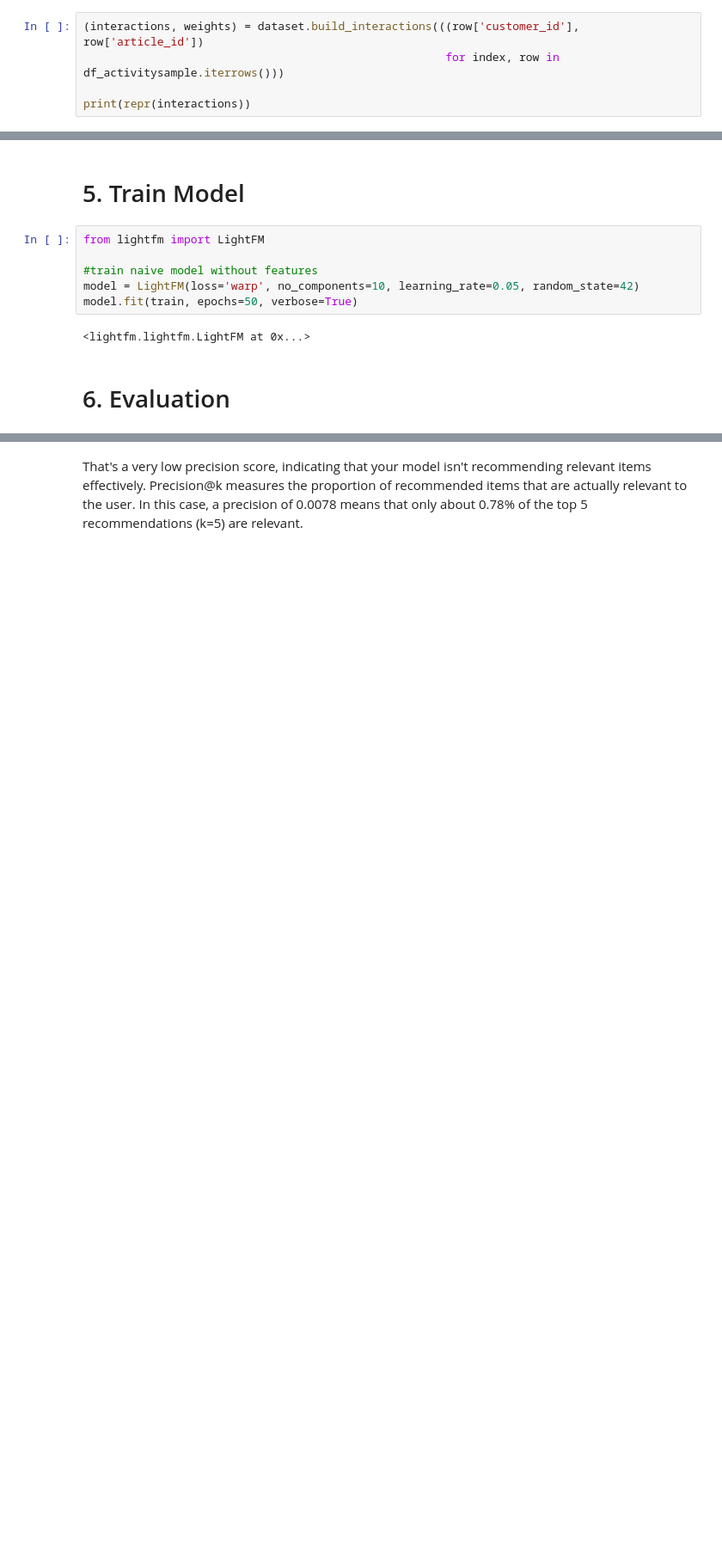
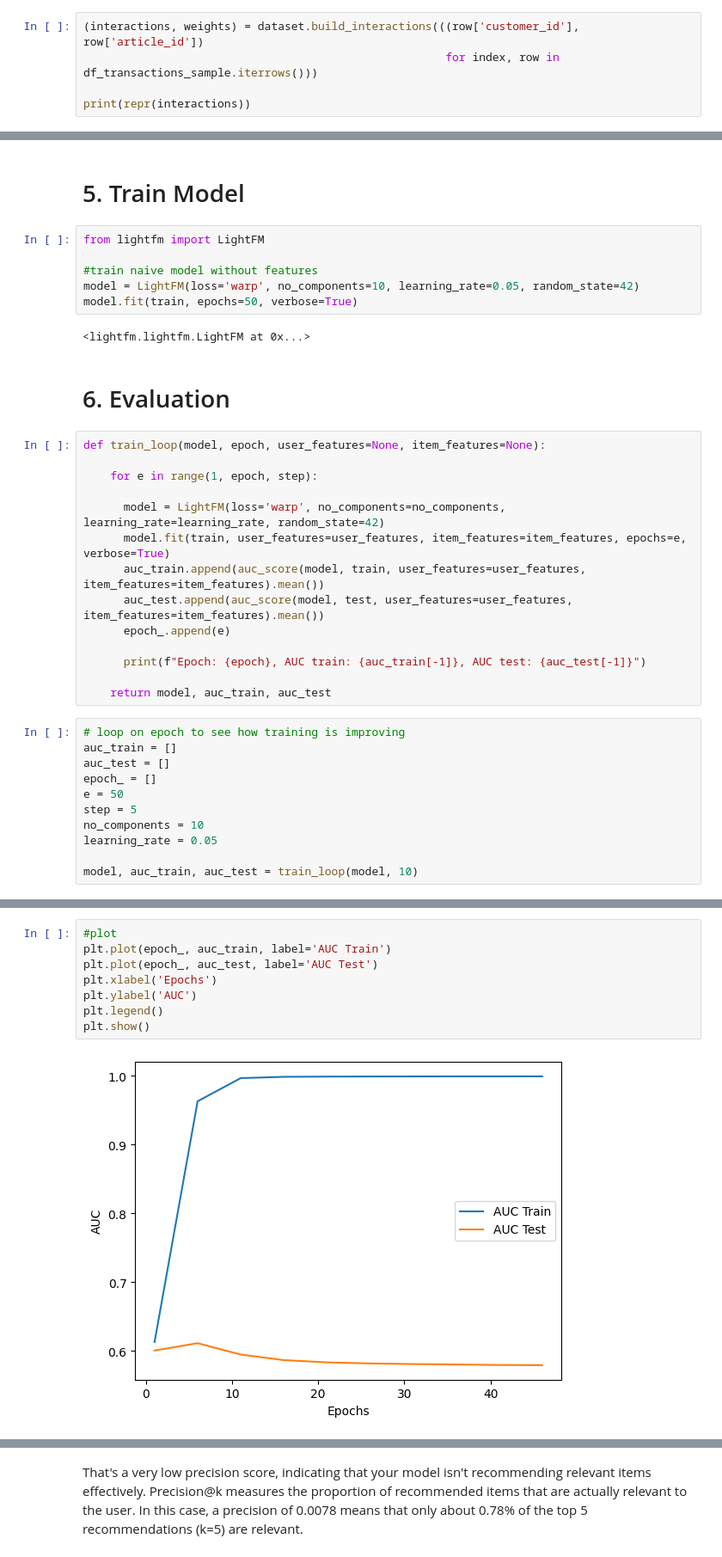
Before and after one commit to dbenayoun/IASD, a Jupyter notebook: Reco system/project_rs.ipynb, the cells around one changed output, grey strips where cells are left out. Shown at 86% size. Saved outputs shown, nothing was run; the diff lists cells and outputs as text; blank space fills up the shorter version.

```diff
--- a/Reco system/project_rs.ipynb
+++ b/Reco system/project_rs.ipynb
@@ -408,7 +405,7 @@ dataset.fit_partial(items=df_articles_activitysample['article_id'],
 This sparse matrix will represent the interactions between the customers and the articles in a format lighfm can process
 # %%
 (interactions, weights) = dataset.build_interactions(((row['customer_id'], row['article_id'])
-                                                      for index, row in df_activitysample.iterrows()))
+                                                      for index, row in df_transactions_sample.iterrows()))
 
 print(repr(interactions))
 # %% [output]
@@ -433,3 +430,28 @@ model.fit(train, epochs=50, verbose=True)
 <lightfm.lightfm.LightFM at 0x...>
 # %% [markdown]
 # 6. Evaluation
+# %%
+def train_loop(model, epoch, user_features=None, item_features=None):
+
+    for e in range(1, epoch, step):
+
+      model = LightFM(loss='warp', no_components=no_components, learning_rate=learning_rate, random_state=42)
+      model.fit(train, user_features=user_features, item_features=item_features, epochs=e, verbose=True)
+      auc_train.append(auc_score(model, train, user_features=user_features, item_features=item_features).mean())
+      auc_test.append(auc_score(model, test, user_features=user_features, item_features=item_features).mean())
+      epoch_.append(e)
+
+      print(f"Epoch: {epoch}, AUC train: {auc_train[-1]}, AUC test: {auc_test[-1]}")
+
+    return model, auc_train, auc_test
+# %%
+# loop on epoch to see how training is improving
+auc_train = []
+auc_test = []
+epoch_ = []
+e = 50
+step = 5
+no_components = 10
+learning_rate = 0.05
+
+model, auc_train, auc_test = train_loop(model, 10)
@@ -436 +469,11 @@ model.fit(train, epochs=50, verbose=True)
+# %%
+#plot
+plt.plot(epoch_, auc_train, label='AUC Train')
+plt.plot(epoch_, auc_test, label='AUC Test')
+plt.xlabel('Epochs')
+plt.ylabel('AUC')
+plt.legend()
+plt.show()
+# %% [output]
+[figure, added]
 # %%
```
Also changed, not shown: parts of 25 cells of this notebook.
